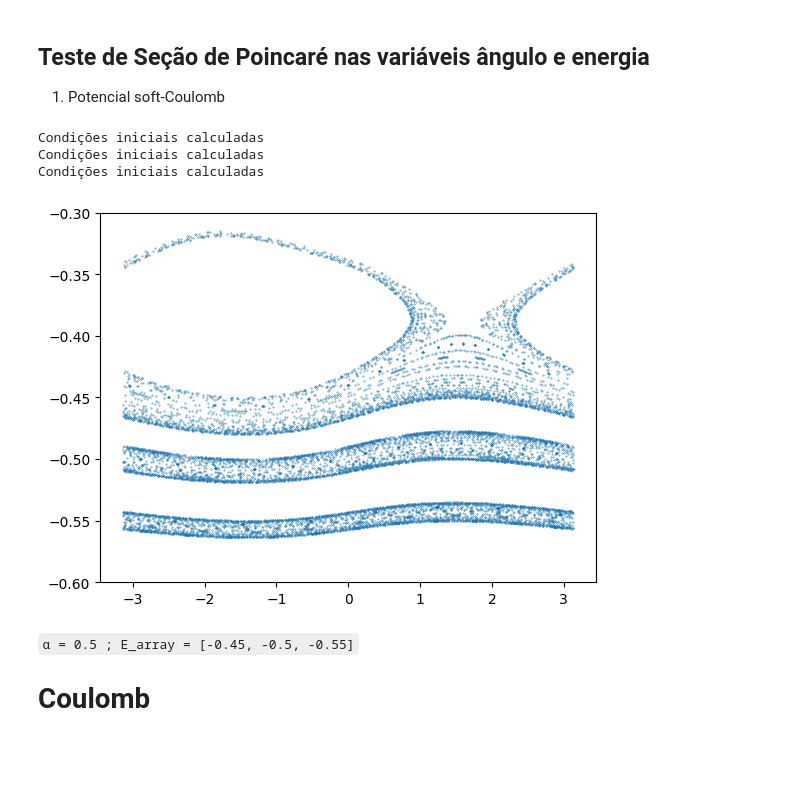
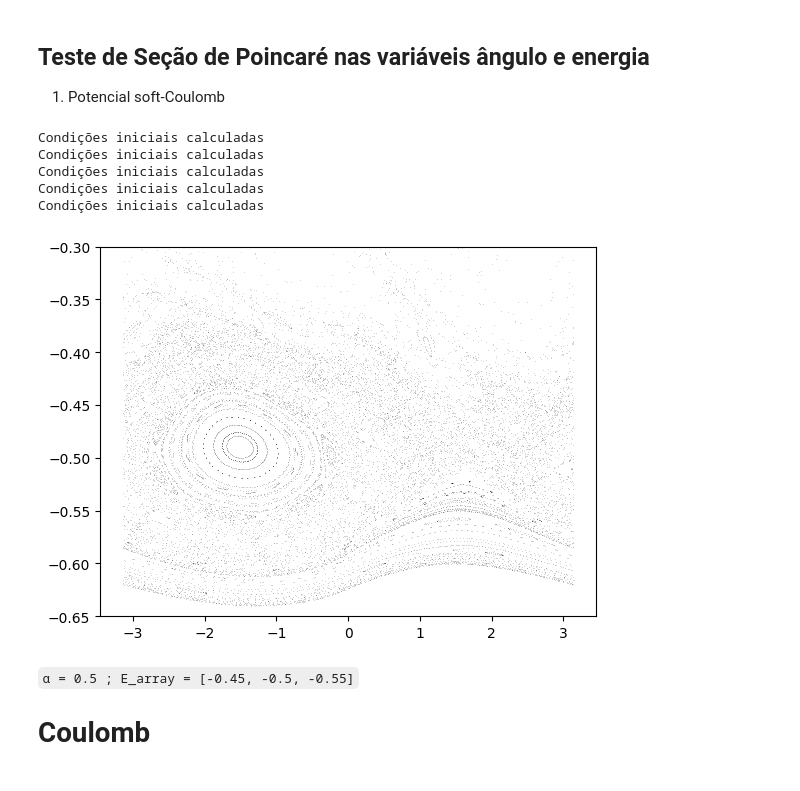
Before and after one commit to Gabriel-Amici/MorseCoulomb, a Jupyter notebook: notebooks/development/potential_comparison/potentials.ipynb, the cells around one changed output. Saved outputs shown, nothing was run; the diff lists cells and outputs as text; code cells hidden in the pictures.

````diff
--- a/notebooks/development/potential_comparison/potentials.ipynb
+++ b/notebooks/development/potential_comparison/potentials.ipynb
@@ -386,21 +424,26 @@ plt.show()
 import emerald
 # %%
 import numpy as np
-from emerald.classical.normalized_msc_poincare import nMsC_poincare_energies
+from emerald.classical.coulomb_poincare import C_poincare_energies
 
-data = nMsC_poincare_energies(0.5, np.array([-0.45, -0.5, -0.55]) ,0.01, 1, 100, 20, np.pi/2, 1.e-4)
+alpha = np.sqrt(2) ; E_range = np.arange(-0.6, -0.35, 0.05) ; field_amplitude = 0.025 ; field_frequency = 1. ; points = 100 ; trajectories = 20
+
+
+data = C_poincare_energies(E_range, field_amplitude, field_frequency, points, trajectories, np.pi/2, 1.e-4)
 # %% [output]
 Condições iniciais calculadas
 Condições iniciais calculadas
 Condições iniciais calculadas
+Condições iniciais calculadas
+Condições iniciais calculadas
 # %%
 import matplotlib.pyplot as plt
 
-plt.scatter( *data.T, s=0.1 )
-plt.ylim(-0.6, -0.3)
+plt.scatter( *data.T, s=0.25, marker=".", lw=0, c="black", rasterized=True )
+plt.ylim(-0.65, -0.3)
 plt.show()
 # %% [output]
-[figure, old version]
+[figure, new version]
 # %% [markdown]
 ```α = 0.5 ; E_array = [-0.45, -0.5, -0.55]```
 
````
Also changed, not shown: parts of 3 cells of this notebook, 5 other files.
